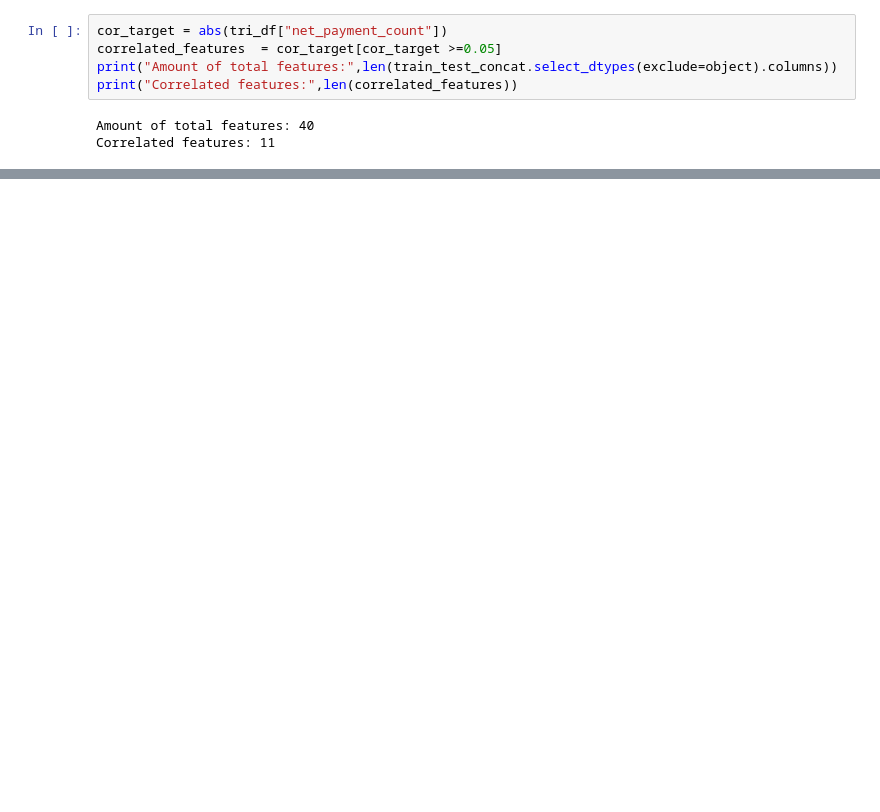
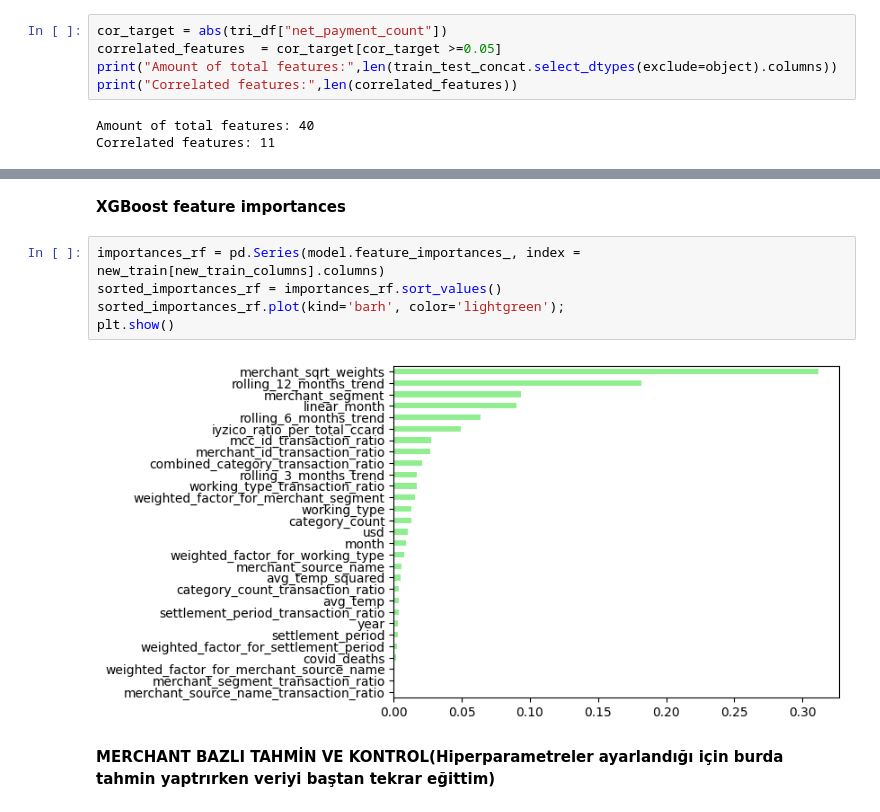
Before and after one commit to kntvrl/iyzico_project_tree_approach, a Jupyter notebook: iyzico_project.ipynb, the cells around one changed output, grey strips where cells are left out. Drawn from its saved outputs; the diff is of its cells as text; blank space fills up the shorter version.

```diff
--- a/iyzico_project.ipynb
+++ b/iyzico_project.ipynb
@@ -862,0 +1132,11 @@ Correlated features: 11
+# %% [markdown]
+**XGBoost feature importances**
+# %%
+importances_rf = pd.Series(model.feature_importances_, index = new_train[new_train_columns].columns)
+sorted_importances_rf = importances_rf.sort_values()
+sorted_importances_rf.plot(kind='barh', color='lightgreen');
+plt.show()
+# %% [output]
+[figure, added]
+# %% [markdown]
+**MERCHANT BAZLI TAHMİN VE KONTROL(Hiperparametreler ayarlandığı için burda tahmin yaptrırken veriyi baştan tekrar eğittim)**
```
Also changed, not shown: parts of 92 cells of this notebook.
